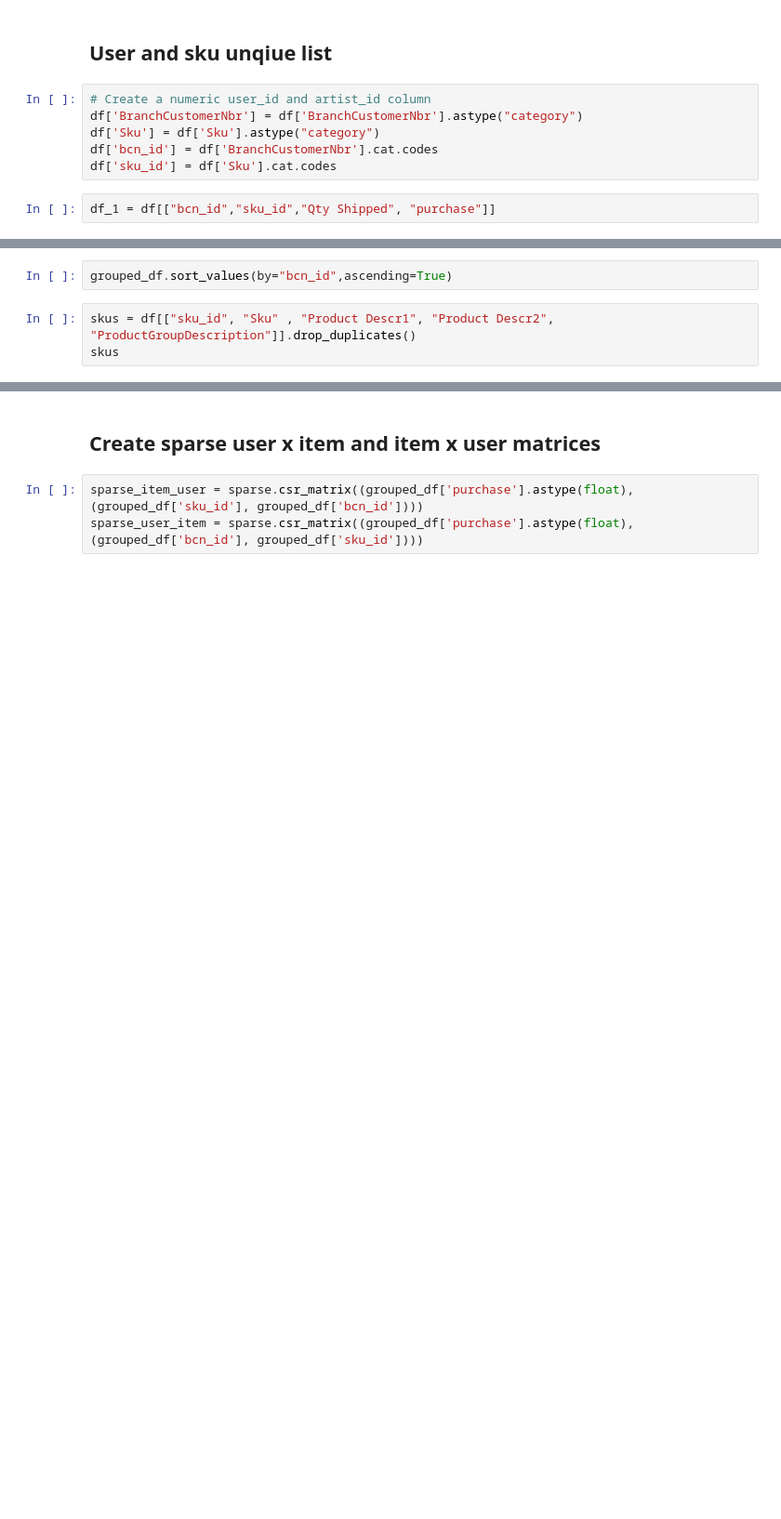
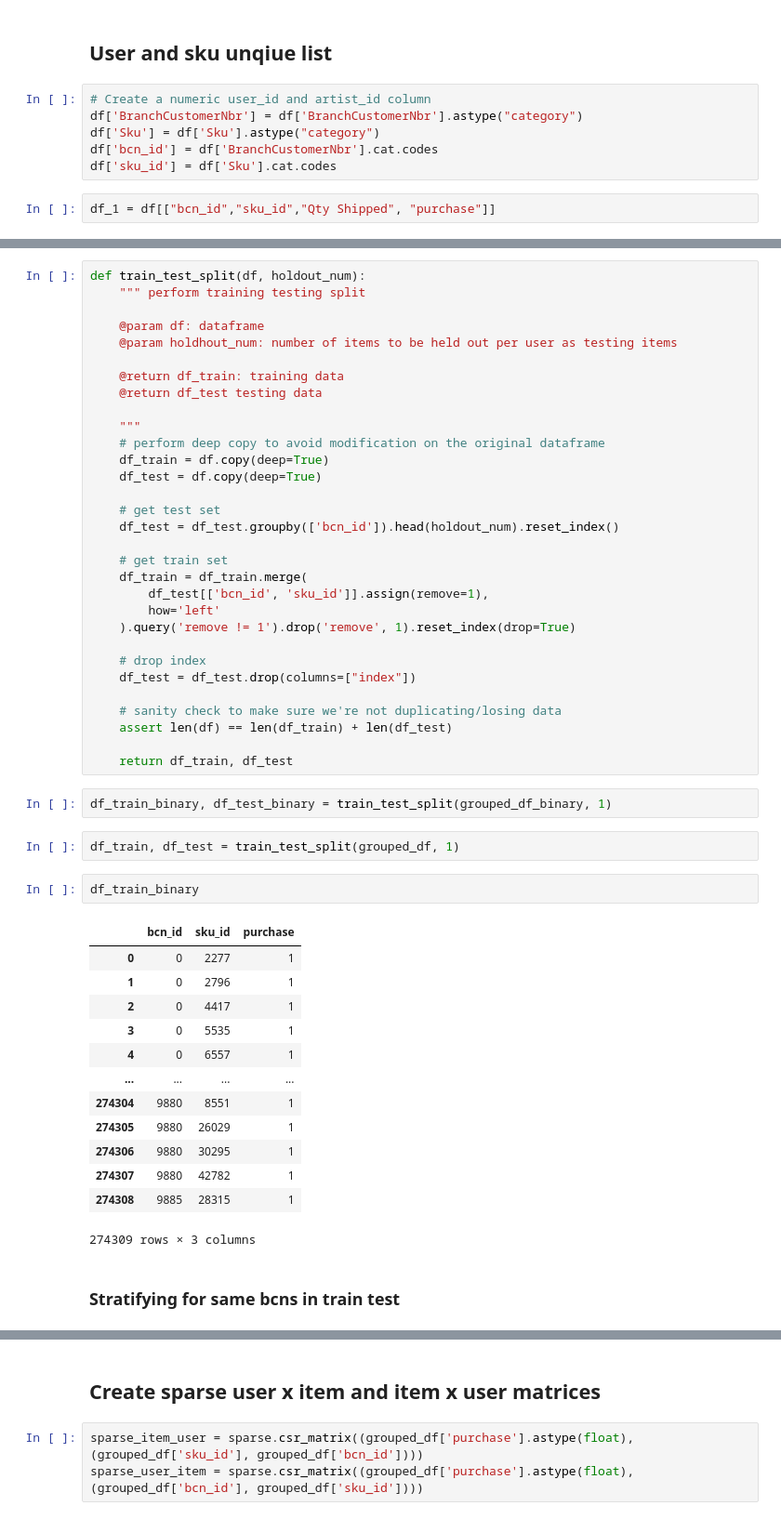
Before and after one commit to vincm1/RecSys_Implicit, a Jupyter notebook: Alternating_Least_Squares_(ALS)_&_Bayesian_Personalized_Ranking_(BPR).ipynb, the cells around one changed output, grey strips where cells are left out. Shown: that part at 93% size. Drawn from its saved outputs; the diff is of its cells as text; blank space fills up the shorter version.

```diff
--- a/Alternating_Least_Squares_(ALS)_&_Bayesian_Personalized_Ranking_(BPR).ipynb
+++ b/Alternating_Least_Squares_(ALS)_&_Bayesian_Personalized_Ranking_(BPR).ipynb
@@ -82,5 +133,53 @@ grouped_df_binary
-# %%
-grouped_df.sort_values(by="bcn_id",ascending=True)
-# %%
-skus = df[["sku_id", "Sku" , "Product Descr1", "Product Descr2", "ProductGroupDescription"]].drop_duplicates()
-skus
+# %%
+def train_test_split(df, holdout_num):
+    """ perform training testing split
+
+    @param df: dataframe
+    @param holdhout_num: number of items to be held out per user as testing items
+
+    @return df_train: training data
+    @return df_test testing data
+
+    """
+    # perform deep copy to avoid modification on the original dataframe
+    df_train = df.copy(deep=True)
+    df_test = df.copy(deep=True)
+
+    # get test set
+    df_test = df_test.groupby(['bcn_id']).head(holdout_num).reset_index()
+
+    # get train set
+    df_train = df_train.merge(
+        df_test[['bcn_id', 'sku_id']].assign(remove=1),
+        how='left'
+    ).query('remove != 1').drop('remove', 1).reset_index(drop=True)
+
+    # drop index
+    df_test = df_test.drop(columns=["index"])
+
+    # sanity check to make sure we're not duplicating/losing data
+    assert len(df) == len(df_train) + len(df_test)
+
+    return df_train, df_test
+# %%
+df_train_binary, df_test_binary = train_test_split(grouped_df_binary, 1)
+# %%
+df_train, df_test = train_test_split(grouped_df, 1)
+# %%
+df_train_binary
+# %% [output]
+|  | bcn_id | sku_id | purchase |
+| 0 | 0 | 2277 | 1 |
+| 1 | 0 | 2796 | 1 |
+| 2 | 0 | 4417 | 1 |
+| 3 | 0 | 5535 | 1 |
+| 4 | 0 | 6557 | 1 |
+| ... | ... | ... | ... |
+| 274304 | 9880 | 8551 | 1 |
+| 274305 | 9880 | 26029 | 1 |
+| 274306 | 9880 | 30295 | 1 |
+| 274307 | 9880 | 42782 | 1 |
+| 274308 | 9885 | 28315 | 1 |
+274309 rows × 3 columns
+# %% [markdown]
+### Stratifying for same bcns in train test
```
Also changed, not shown: parts of 33 cells of this notebook.
